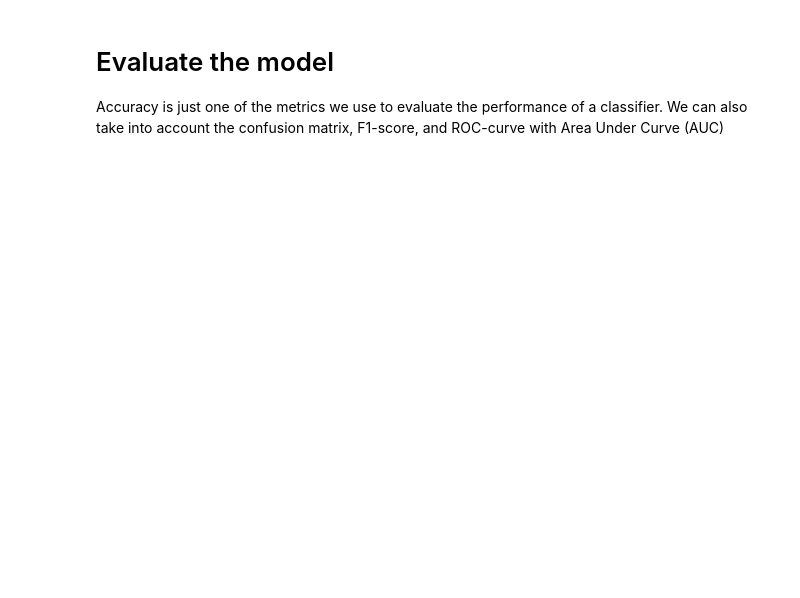
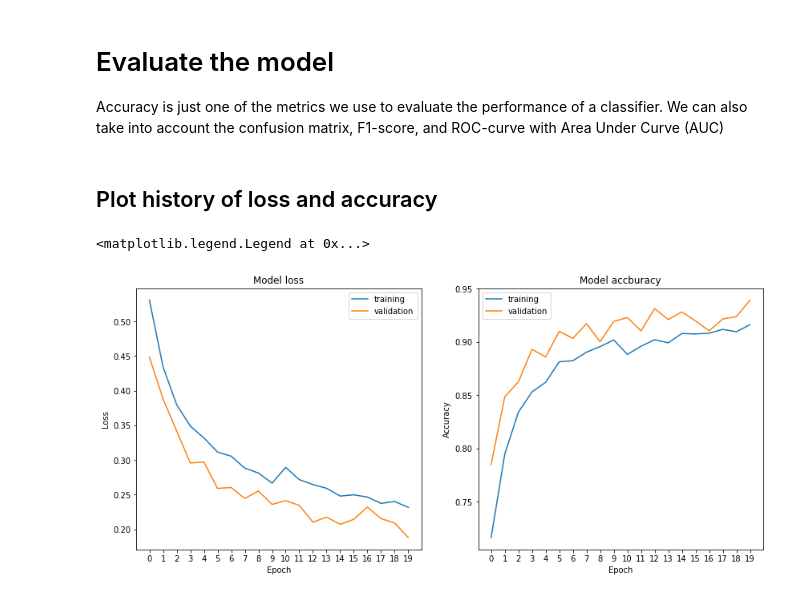
Before and after one commit to geirtul/event_classification_example, a Jupyter notebook: notebooks/convolutional.ipynb, the cells around one changed output. Cells and saved outputs as stored; diff of their text form; code cells hidden in the pictures; blank space fills up the shorter version.

```diff
--- a/notebooks/convolutional.ipynb
+++ b/notebooks/convolutional.ipynb
@@ -130,6 +126,33 @@ Epoch 20/20
 # Evaluate the model
 Accuracy is just one of the metrics we use to evaluate the performance of a classifier. We can also take into account the
 confusion matrix, F1-score, and ROC-curve with Area Under Curve (AUC)
+# %% [markdown]
+## Plot history of loss and accuracy
+# %%
+# Plot loss and val_loss as one plot, and accuracy and val_accuracy as another, side-by-side.
+# We'll also save this plot as plot_history() in the helper_functions file, so any time we need to
+# plot the history object like this we can just call that function and pass the history object as
+# an argument.
+fig, ax = plt.subplots(1, 2, figsize=(14, 6))
+num_epochs = len(history.history['loss'])
+ax[0].plot(history.history['loss'], label='training')
+ax[0].plot(history.history['val_loss'], label='validation')
+ax[0].set_title("Model loss")
+ax[0].set_xlabel("Epoch")
+ax[0].set_ylabel("Loss")
+ax[0].set_xticks(np.arange(num_epochs))
+ax[0].legend()
+
+ax[1].plot(history.history['accuracy'], label='training')
+ax[1].plot(history.history['val_accuracy'], label='validation')
+ax[1].set_title("Model accburacy")
+ax[1].set_xlabel("Epoch")
+ax[1].set_ylabel("Accuracy")
+ax[1].set_xticks(np.arange(num_epochs))
+ax[1].legend()
+# %% [output]
+<matplotlib.legend.Legend at 0x...>
+[figure, added]
 # %%
 # Predict on the validation set
 pred = model.predict([normalize_image_data(images[val_idx])])
```
Also changed, not shown: parts of 15 cells of this notebook, 1 other file.
